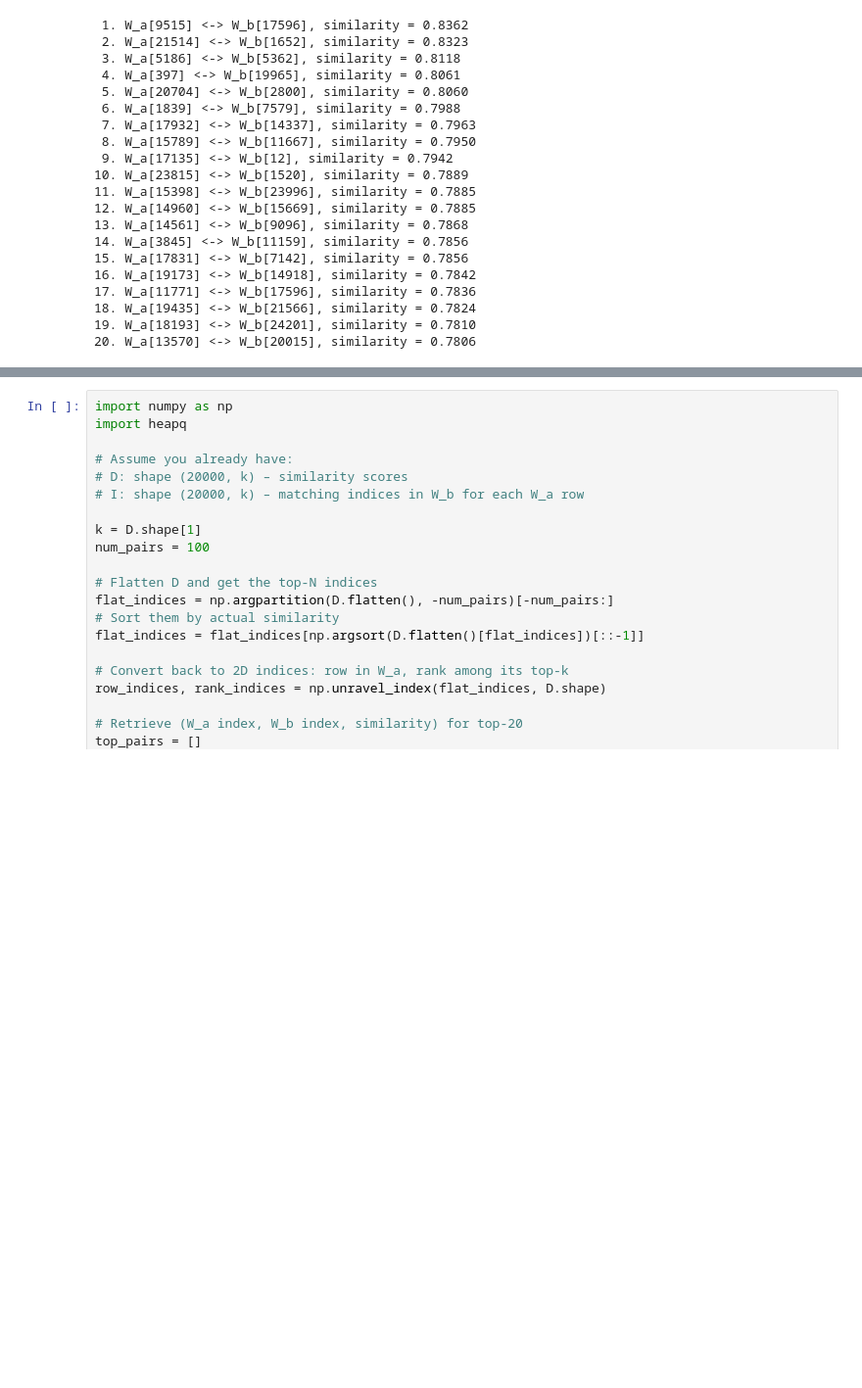
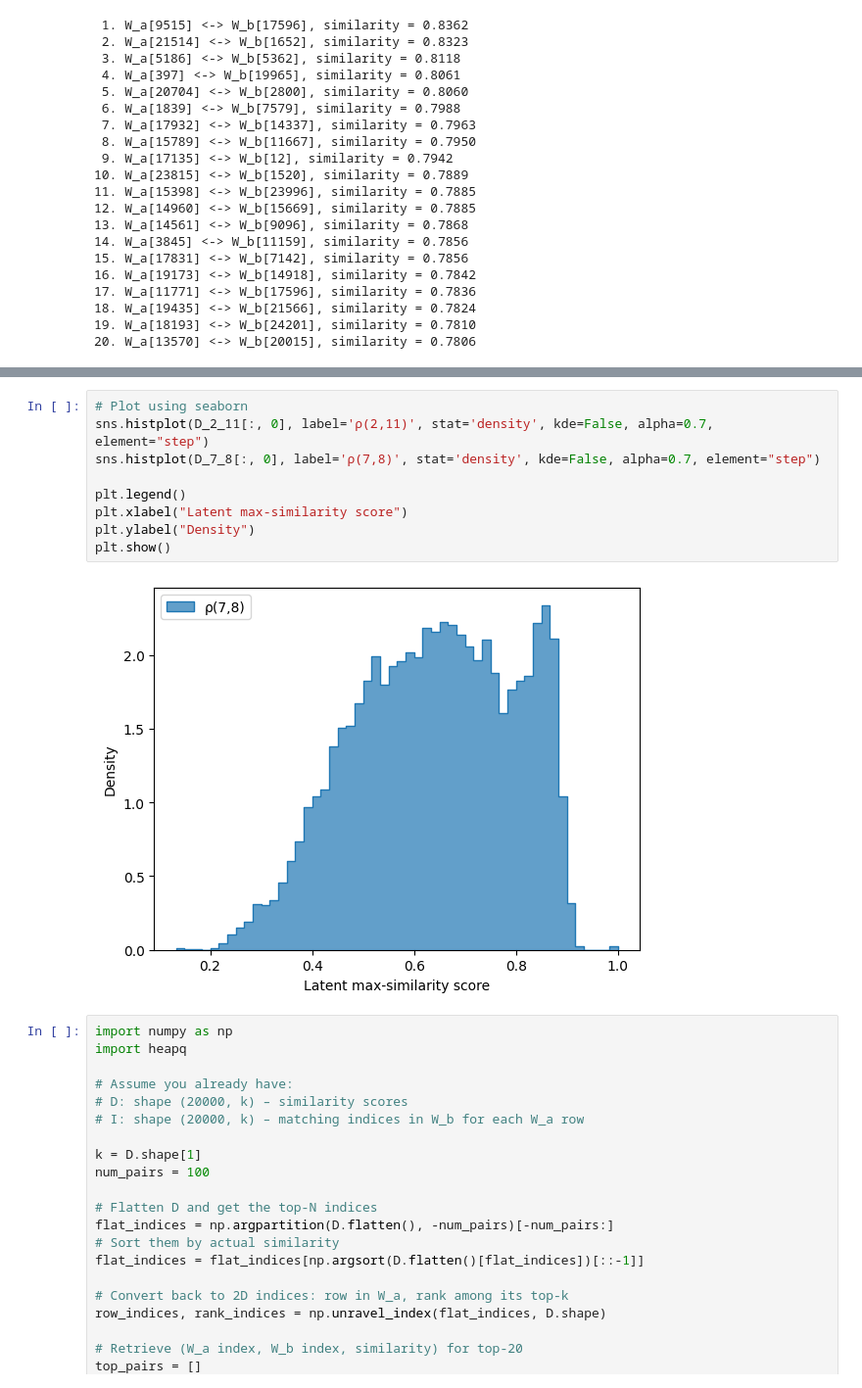
Before and after one commit to shariarvg/recurring_features, a Jupyter notebook: results.ipynb, the cells around one changed output, grey strips where cells are left out. Shown at 98% size. Cells and saved outputs as stored; diff of their text form; blank space fills up the shorter version.

```diff
--- a/results.ipynb
+++ b/results.ipynb
@@ -599,3 +844,14 @@ Indices of top-k matches in W_b (I):
+# %%
+# Plot using seaborn
+sns.histplot(D_2_11[:, 0], label='ρ(2,11)', stat='density', kde=False, alpha=0.7, element="step")
+sns.histplot(D_7_8[:, 0], label='ρ(7,8)', stat='density', kde=False, alpha=0.7, element="step")
+
+plt.legend()
+plt.xlabel("Latent max-similarity score")
+plt.ylabel("Density")
+plt.show()
+# %% [output]
+[figure, added]
 # %%
 import numpy as np
 import heapq
```
Also changed, not shown: parts of 18 cells of this notebook, 13 other files.
